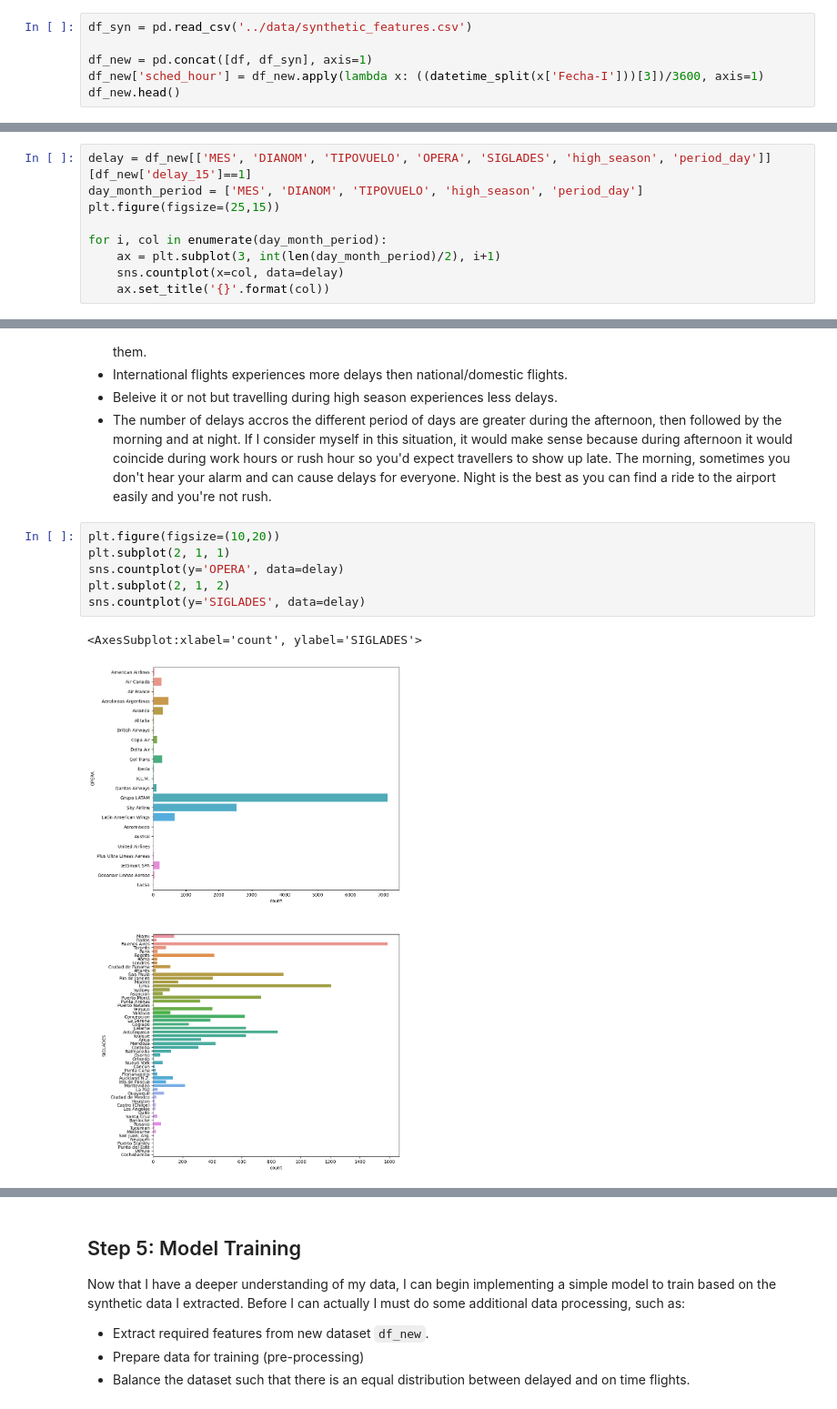
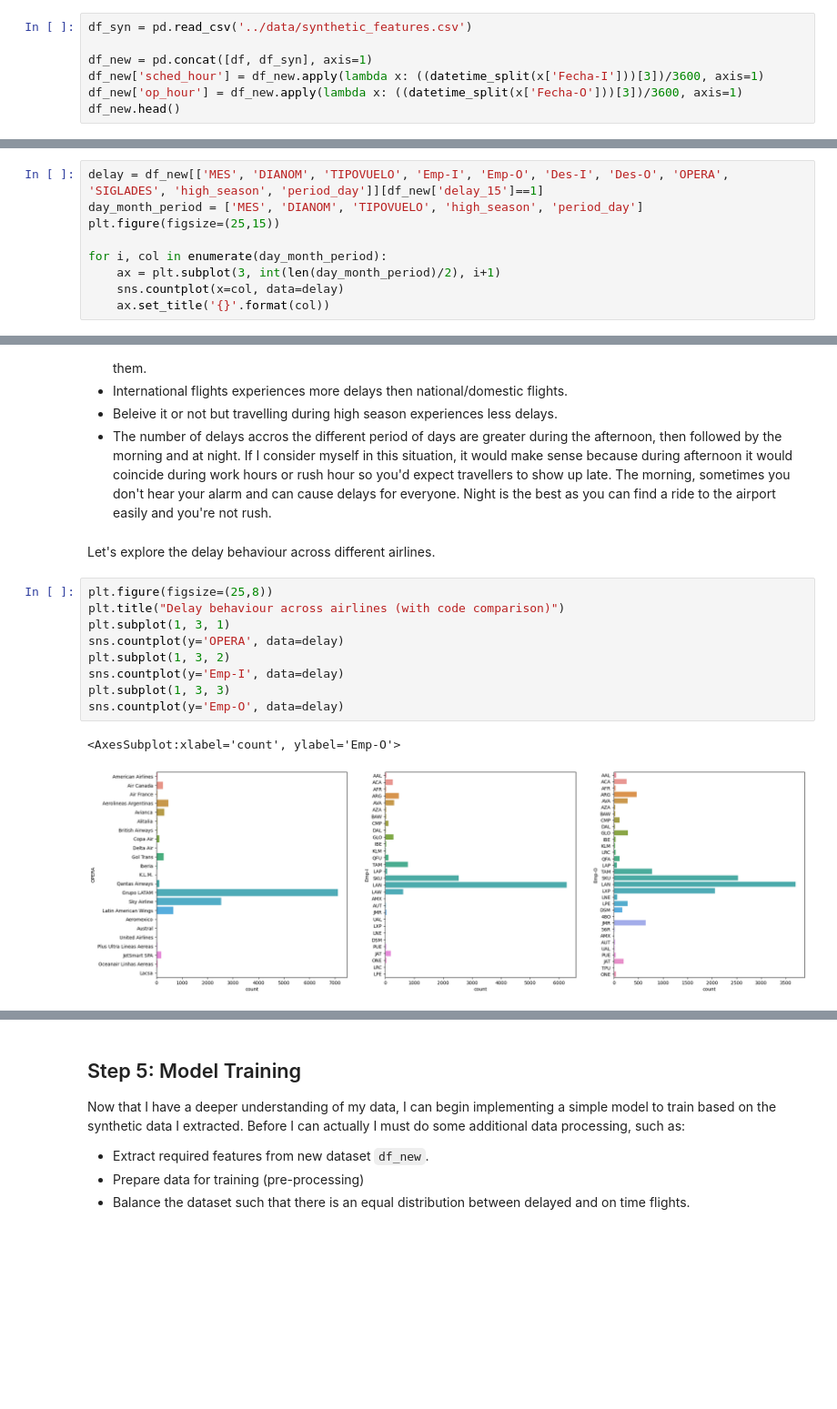
Before and after one commit to kevinmfreire/SCL_delays, a Jupyter notebook: notebook/solution.ipynb, the cells around one changed output, grey strips where cells are left out. Shown at 91% size. Drawn from its saved outputs; the diff is of its cells as text; blank space fills up the shorter version.

Commit message:
changes to analysis, thought of different ways of doing additional analysis and will continue on a different branch.  I will revisit.

```diff
--- a/notebook/solution.ipynb
+++ b/notebook/solution.ipynb
@@ -423,6 +448,7 @@ df_syn = pd.read_csv('../data/synthetic_features.csv')
 
 df_new = pd.concat([df, df_syn], axis=1)
 df_new['sched_hour'] = df_new.apply(lambda x: ((datetime_split(x['Fecha-I']))[3])/3600, axis=1)
+df_new['op_hour'] = df_new.apply(lambda x: ((datetime_split(x['Fecha-O']))[3])/3600, axis=1)
 df_new.head()
 # %% [output]
 |  | Fecha-I | Vlo-I | Ori-I | Des-I | Emp-I | Fecha-O | Vlo-O | Ori-O | Des-O | Emp-O | ... | ... |
@@ -446,7 +472,7 @@ Text(0.5, 1.0, 'Delay vs On Time Flights')
 # %% [markdown]
 The number of delayed flights are not plenty which is what every airport wants, because honestly... who enjoys delays?  However, this doesn't look good for model training since there is a class imbalance which can lead to an underperforming machine elarning model.
 # %%
-delay = df_new[['MES', 'DIANOM', 'TIPOVUELO', 'OPERA', 'SIGLADES', 'high_season', 'period_day']][df_new['delay_15']==1]
+delay = df_new[['MES', 'DIANOM', 'TIPOVUELO', 'Emp-I', 'Emp-O', 'Des-I', 'Des-O', 'OPERA', 'SIGLADES', 'high_season', 'period_day']][df_new['delay_15']==1]
 day_month_period = ['MES', 'DIANOM', 'TIPOVUELO', 'high_season', 'period_day']
 plt.figure(figsize=(25,15))
 
@@ -463,12 +489,17 @@ Few observations to make here based on the delays:
 * International flights experiences more delays then national/domestic flights.
 * Beleive it or not but travelling during high season experiences less delays.
 * The number of delays accros the different period of days are greater during the afternoon, then followed by the morning and at night.  If I consider myself in this situation, it would make sense because during afternoon it would coincide during work hours or rush hour so you'd expect travellers to show up late.  The morning, sometimes you don't hear your alarm and can cause delays for everyone.  Night is the best as you can find a ride to the airport easily and you're not rush.
+# %% [markdown]
+Let's explore the delay behaviour across different airlines.
 # %%
-plt.figure(figsize=(10,20))
-plt.subplot(2, 1, 1)
+plt.figure(figsize=(25,8))
+plt.title("Delay behaviour across airlines (with code comparison)")
+plt.subplot(1, 3, 1)
 sns.countplot(y='OPERA', data=delay)
-plt.subplot(2, 1, 2)
-sns.countplot(y='SIGLADES', data=delay)
+plt.subplot(1, 3, 2)
+sns.countplot(y='Emp-I', data=delay)
+plt.subplot(1, 3, 3)
+sns.countplot(y='Emp-O', data=delay)
 # %% [output]
-<AxesSubplot:xlabel='count', ylabel='SIGLADES'>
+<AxesSubplot:xlabel='count', ylabel='Emp-O'>
-[figure, old version]
+[figure, new version]
```
Also changed, not shown: parts of 31 cells of this notebook.
